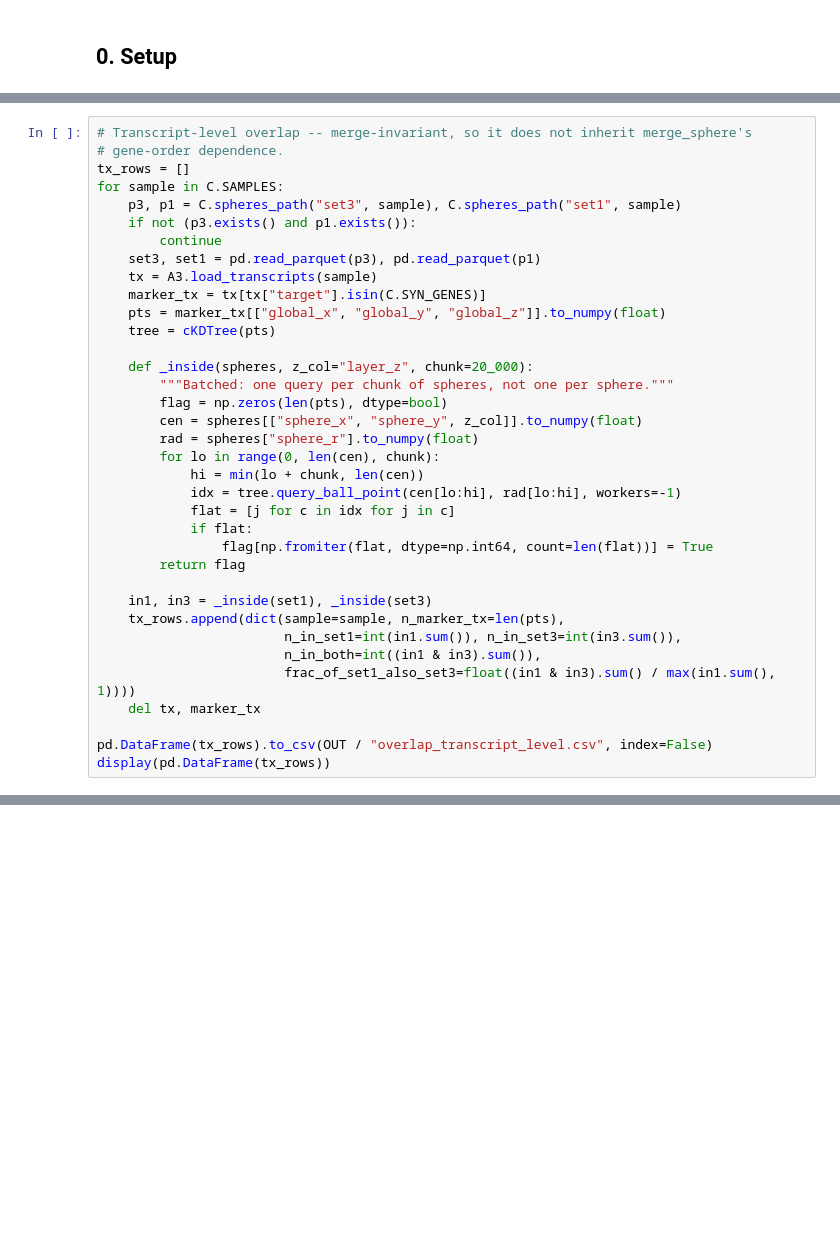
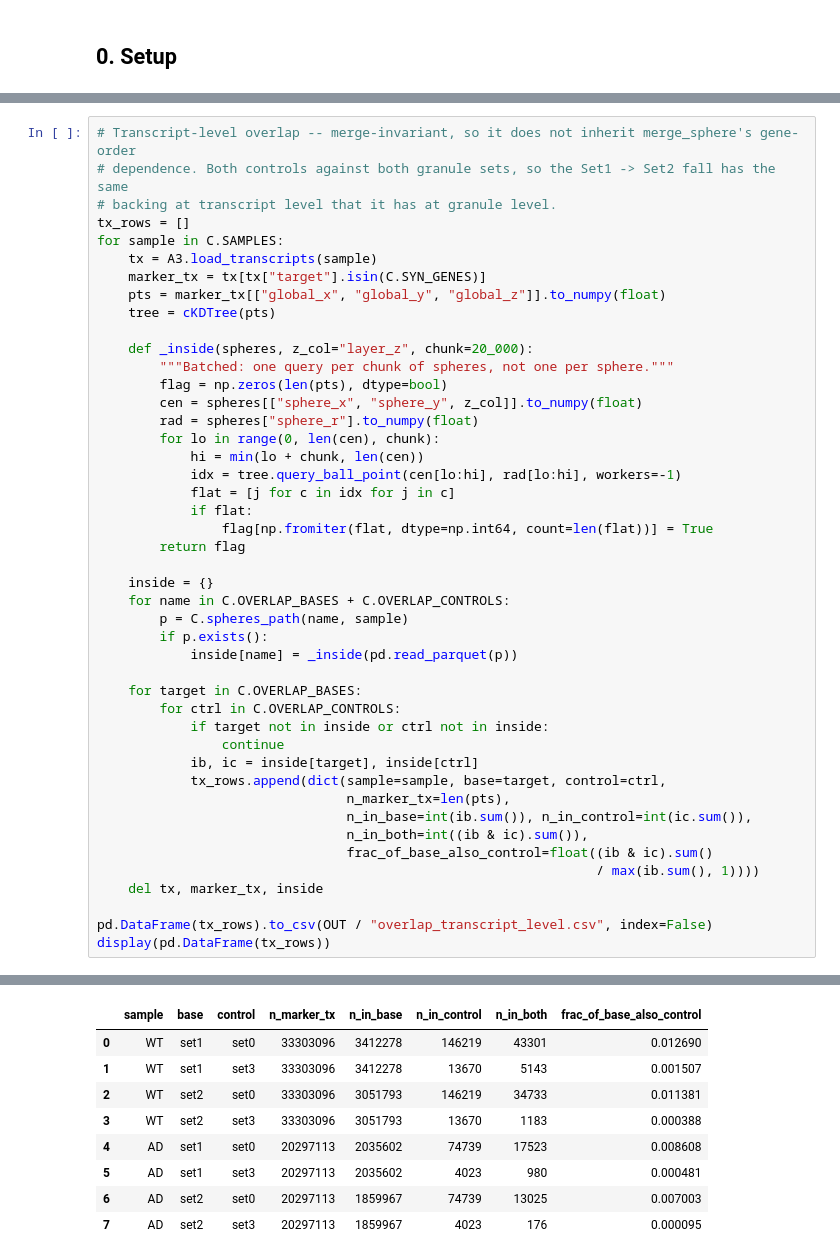
Before and after one commit to chen-yang-yuan/mcDETECT, a Jupyter notebook: R2_revision/ambient_controls/A3a_three_sets.ipynb, the cells around one changed output, grey strips where cells are left out. Saved outputs shown, nothing was run; the diff lists cells and outputs as text; blank space fills up the shorter version.

```diff
--- a/R2_revision/ambient_controls/A3a_three_sets.ipynb
+++ b/R2_revision/ambient_controls/A3a_three_sets.ipynb
@@ -411,12 +386,9 @@ display(ov)
 # %%
-# Transcript-level overlap -- merge-invariant, so it does not inherit merge_sphere's
-# gene-order dependence.
+# Transcript-level overlap -- merge-invariant, so it does not inherit merge_sphere's gene-order
+# dependence. Both controls against both granule sets, so the Set1 -> Set2 fall has the same
+# backing at transcript level that it has at granule level.
 tx_rows = []
 for sample in C.SAMPLES:
-    p3, p1 = C.spheres_path("set3", sample), C.spheres_path("set1", sample)
-    if not (p3.exists() and p1.exists()):
-        continue
-    set3, set1 = pd.read_parquet(p3), pd.read_parquet(p1)
     tx = A3.load_transcripts(sample)
     marker_tx = tx[tx["target"].isin(C.SYN_GENES)]
     pts = marker_tx[["global_x", "global_y", "global_z"]].to_numpy(float)
@@ -435,12 +407,25 @@ for sample in C.SAMPLES:
                 flag[np.fromiter(flat, dtype=np.int64, count=len(flat))] = True
         return flag
 
-    in1, in3 = _inside(set1), _inside(set3)
-    tx_rows.append(dict(sample=sample, n_marker_tx=len(pts),
-                        n_in_set1=int(in1.sum()), n_in_set3=int(in3.sum()),
-                        n_in_both=int((in1 & in3).sum()),
-                        frac_of_set1_also_set3=float((in1 & in3).sum() / max(in1.sum(), 1))))
-    del tx, marker_tx
+    inside = {}
+    for name in C.OVERLAP_BASES + C.OVERLAP_CONTROLS:
+        p = C.spheres_path(name, sample)
+        if p.exists():
+            inside[name] = _inside(pd.read_parquet(p))
+
+    for target in C.OVERLAP_BASES:
+        for ctrl in C.OVERLAP_CONTROLS:
+            if target not in inside or ctrl not in inside:
+                continue
+            ib, ic = inside[target], inside[ctrl]
+            tx_rows.append(dict(sample=sample, base=target, control=ctrl,
+                                n_marker_tx=len(pts),
+                                n_in_base=int(ib.sum()), n_in_control=int(ic.sum()),
+                                n_in_both=int((ib & ic).sum()),
+                                frac_of_base_also_control=float((ib & ic).sum()
+                                                                / max(ib.sum(), 1))))
+    del tx, marker_tx, inside
 
 pd.DataFrame(tx_rows).to_csv(OUT / "overlap_transcript_level.csv", index=False)
 display(pd.DataFrame(tx_rows))
+# %% [output]
@@ -447 +436,10 @@ display(pd.DataFrame(tx_rows))
+|  | sample | base | control | n_marker_tx | n_in_base | n_in_control | n_in_both | frac_of_base_also_control |
+| 0 | WT | set1 | set0 | 33303096 | 3412278 | 146219 | 43301 | 0.012690 |
+| 1 | WT | set1 | set3 | 33303096 | 3412278 | 13670 | 5143 | 0.001507 |
+| 2 | WT | set2 | set0 | 33303096 | 3051793 | 146219 | 34733 | 0.011381 |
+| 3 | WT | set2 | set3 | 33303096 | 3051793 | 13670 | 1183 | 0.000388 |
+| 4 | AD | set1 | set0 | 20297113 | 2035602 | 74739 | 17523 | 0.008608 |
+| 5 | AD | set1 | set3 | 20297113 | 2035602 | 4023 | 980 | 0.000481 |
+| 6 | AD | set2 | set0 | 20297113 | 1859967 | 74739 | 13025 | 0.007003 |
+| 7 | AD | set2 | set3 | 20297113 | 1859967 | 4023 | 176 | 0.000095 |
 # %% [markdown]
```
Also changed, not shown: parts of 21 cells of this notebook, 25 other files.
